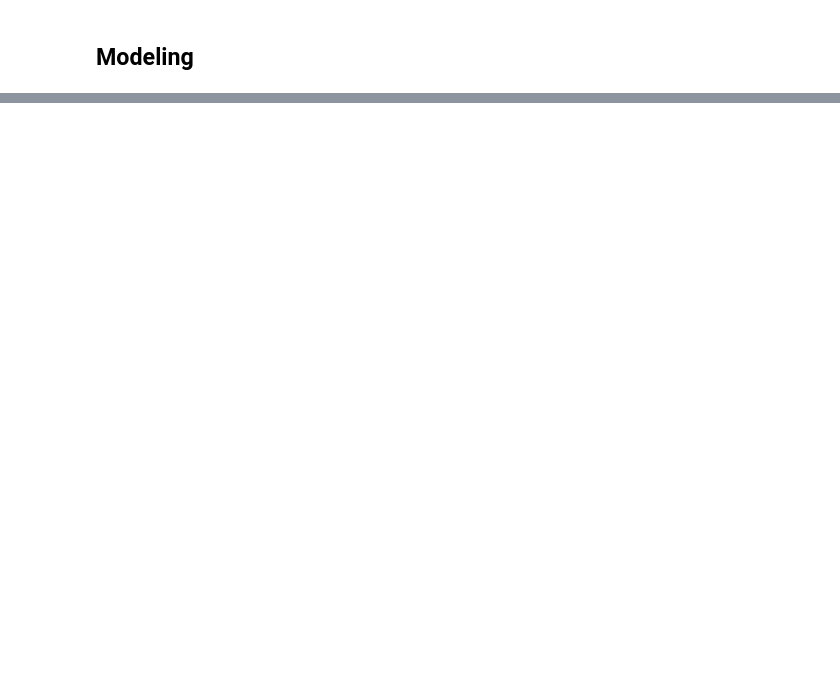
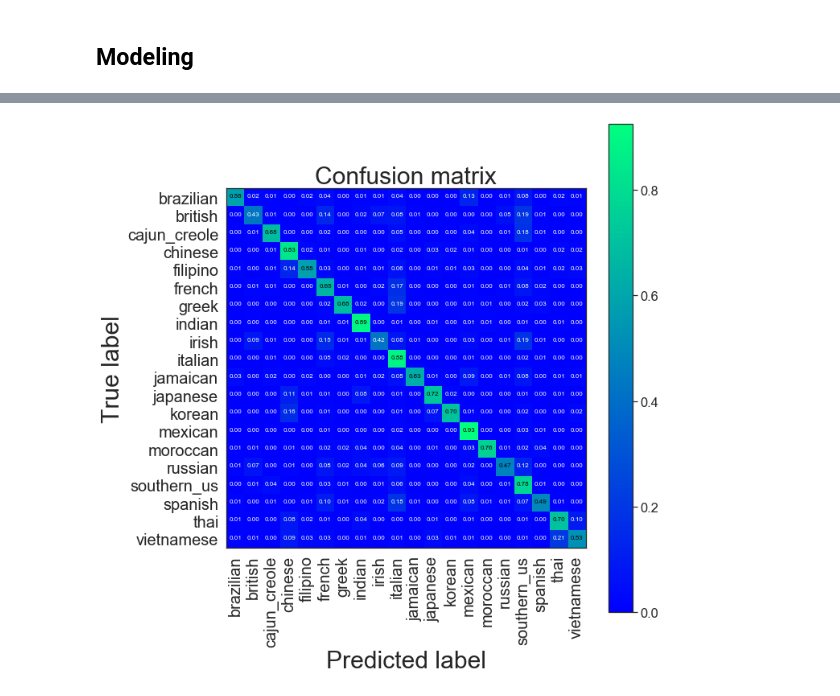
Before and after one commit to ablaikie103/Recipe2Cuisine, a Jupyter notebook: Recipe2Cuisine.ipynb, the cells around one changed output, grey strips where cells are left out. Drawn from its saved outputs; the diff is of its cells as text; code cells hidden in the pictures; blank space fills up the shorter version.

Commit message:
Logistic Regression

```diff
--- a/Recipe2Cuisine.ipynb
+++ b/Recipe2Cuisine.ipynb
@@ -108,5 +139,8 @@ X_train, X_test, y_train, y_test = train_test_split(X, y, test_size=0.2, random_
 ## Modeling
 # %%
 pipeline = Pipeline([('vect', CountVectorizer(vocabulary=VOCAB, tokenizer=tokenizer)),
-    ('clf', LogisticRegression(max_iter=1000))
+                     ('clf', LogisticRegression(max_iter=1000, C=1, multi_class='multinomial', fit_intercept=True))
 ])
+# %%
+param_grid ={'clf__C': [0.1, 1, 10]}
+gs = GridSearchCV(pipeline, param_grid, cv=3)
@@ -152 +174,27 @@ cajun_creole       0.66      0.78      0.71       279
 weighted avg       0.79      0.78      0.78      7955
+# %%
+def plot_confusion_matrix(cm, classes,
+                          normalize=False,
+                          title='Confusion matrix',
+                          cmap=plt.cm.winter):
+    if normalize:
+        cm = cm.astype('float') / cm.sum(axis=1)[:, np.newaxis]
+    plt.imshow(cm, interpolation='nearest', cmap=cmap)
+    plt.title(title, fontsize=30)
+    plt.colorbar()
+    tick_marks = np.arange(len(classes))
+    plt.xticks(tick_marks, classes, fontsize=20, rotation=90)
+    plt.yticks(tick_marks, classes, fontsize=20)
+
+    fmt = '.2f' if normalize else 'd'
+    thresh = cm.max() / 2.
+
+    for i, j in itertools.product(range(cm.shape[0]), range(cm.shape[1])):
+        plt.text(j, i, format(cm[i, j], fmt), horizontalalignment="center",
+                 color="white" if cm[i, j] < thresh else "black", fontsize=8)
+
+    plt.tight_layout()
+    plt.ylabel('True label', fontsize=30)
+    plt.xlabel('Predicted label', fontsize=30)
+
+    return plt
@@ -152,0 +262,8 @@ weighted avg       0.79      0.78      0.78      7955
+# %%
+cm = confusion_matrix(y_test, pipeline.predict(X_test))
+fig = plt.figure(figsize=(10, 10))
+plot = plot_confusion_matrix(cm, classes= pipeline.classes_, normalize=True, title='Confusion matrix')
+
+plt.savefig("confusion", dpi=300, bbox_inches='tight')
+# %% [output]
+[figure, added]
```
Also changed, not shown: parts of 17 cells of this notebook.
